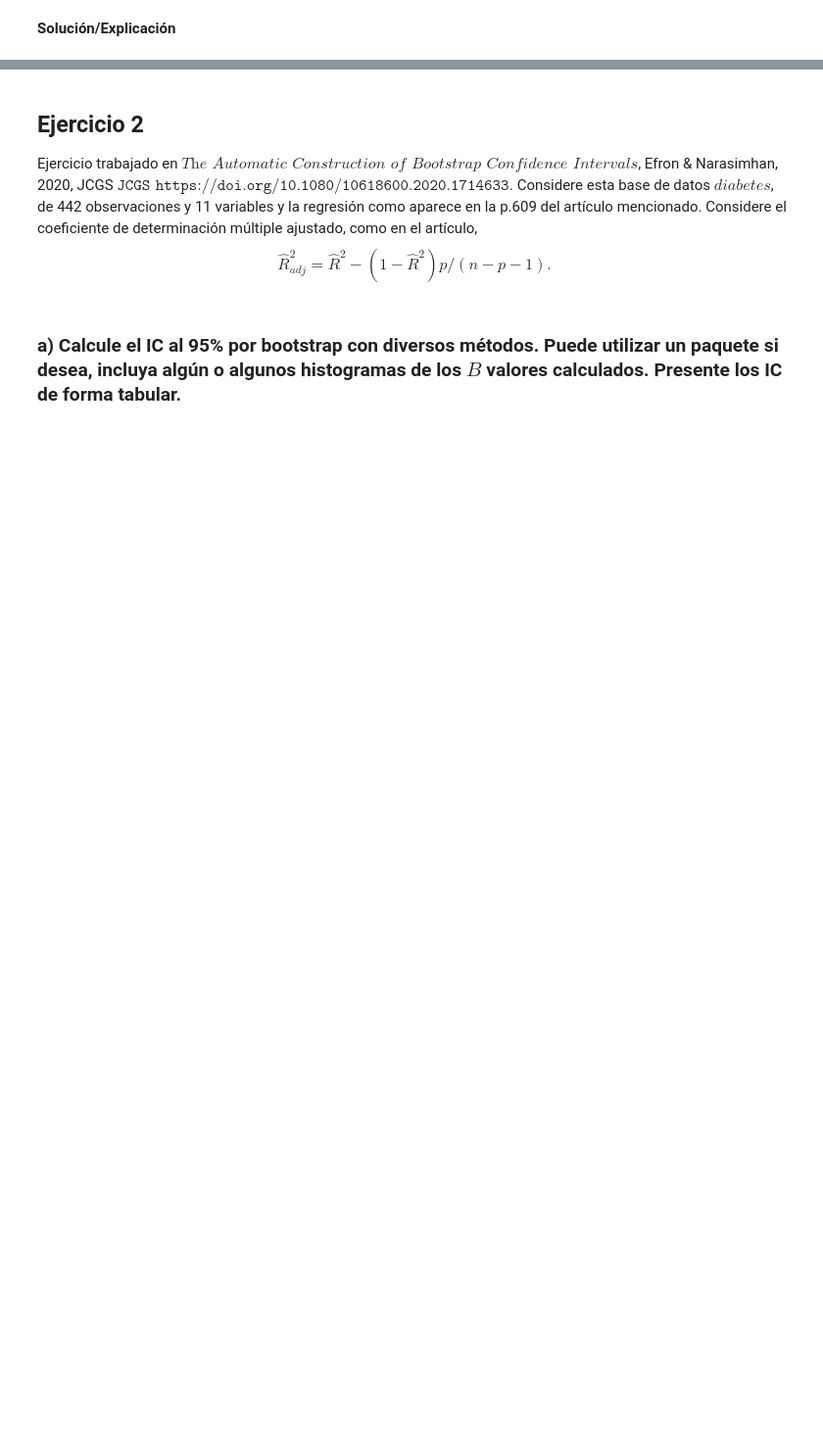
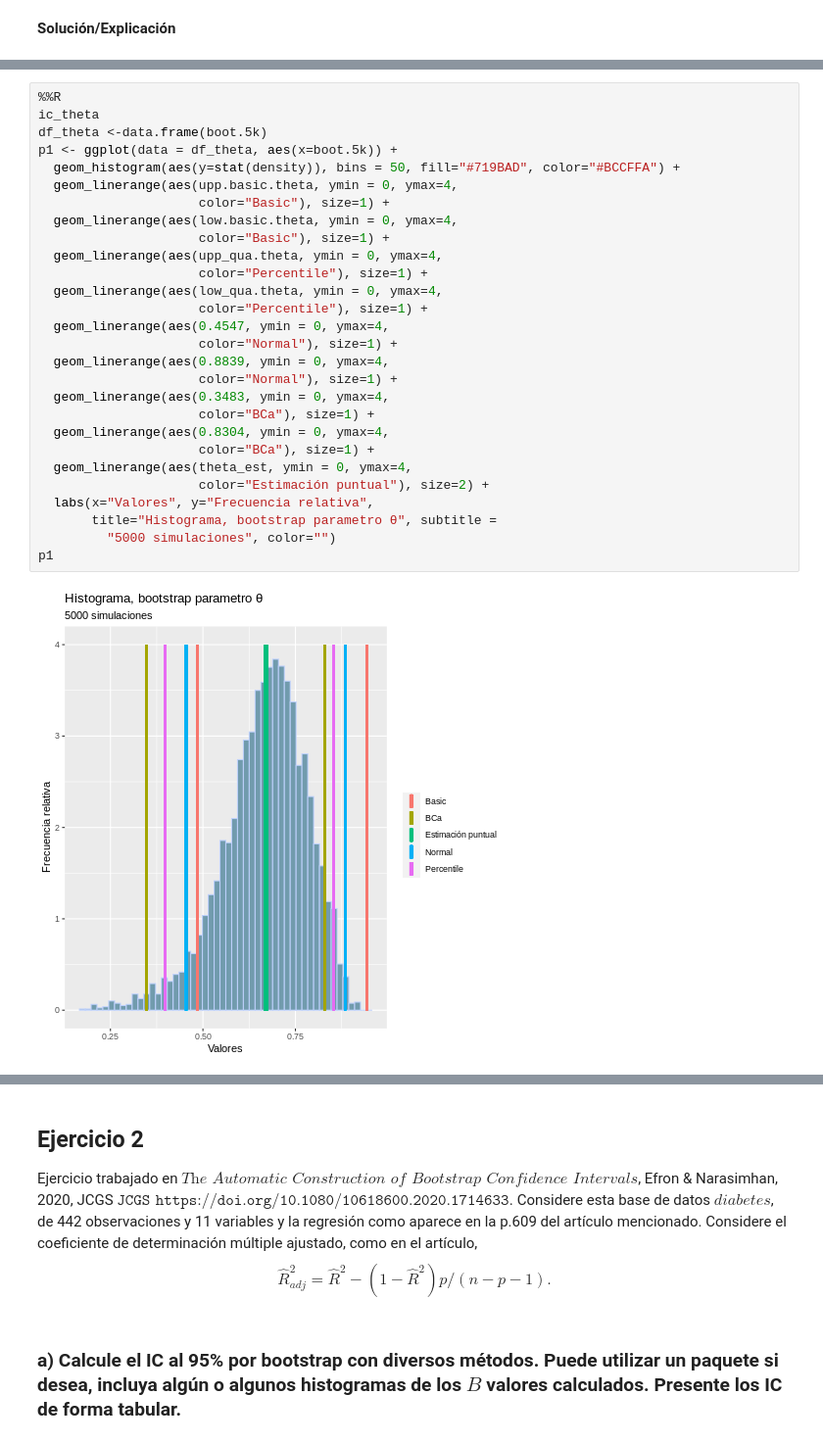
Before and after one commit to arriagajorge/eval-selc-models, a Jupyter notebook: Tarea3_SML.ipynb, the cells around one changed output, grey strips where cells are left out. Shown at 98% size. Saved outputs shown, nothing was run; the diff lists cells and outputs as text; blank space fills up the shorter version.

```diff
--- a/Tarea3_SML.ipynb
+++ b/Tarea3_SML.ipynb
@@ -108,0 +256,30 @@ NULL
+# %%
+%%R
+ic_theta
+df_theta <-data.frame(boot.5k)
+p1 <- ggplot(data = df_theta, aes(x=boot.5k)) +
+  geom_histogram(aes(y=stat(density)), bins = 50, fill="#719BAD", color="#BCCFFA") +
+  geom_linerange(aes(upp.basic.theta, ymin = 0, ymax=4,
+                     color="Basic"), size=1) +
+  geom_linerange(aes(low.basic.theta, ymin = 0, ymax=4,
+                     color="Basic"), size=1) +
+  geom_linerange(aes(upp_qua.theta, ymin = 0, ymax=4,
+                     color="Percentile"), size=1) +
+  geom_linerange(aes(low_qua.theta, ymin = 0, ymax=4,
+                     color="Percentile"), size=1) +
+  geom_linerange(aes(0.4547, ymin = 0, ymax=4,
+                     color="Normal"), size=1) +
+  geom_linerange(aes(0.8839, ymin = 0, ymax=4,
+                     color="Normal"), size=1) +
+  geom_linerange(aes(0.3483, ymin = 0, ymax=4,
+                     color="BCa"), size=1) +
+  geom_linerange(aes(0.8304, ymin = 0, ymax=4,
+                     color="BCa"), size=1) +
+  geom_linerange(aes(theta_est, ymin = 0, ymax=4,
+                     color="Estimación puntual"), size=2) +
+  labs(x="Valores", y="Frecuencia relativa",
+       title="Histograma, bootstrap parametro θ", subtitle =
+         "5000 simulaciones", color="")
+p1
+# %% [output]
+[figure, added]
```
Also changed, not shown: parts of 32 cells of this notebook.
